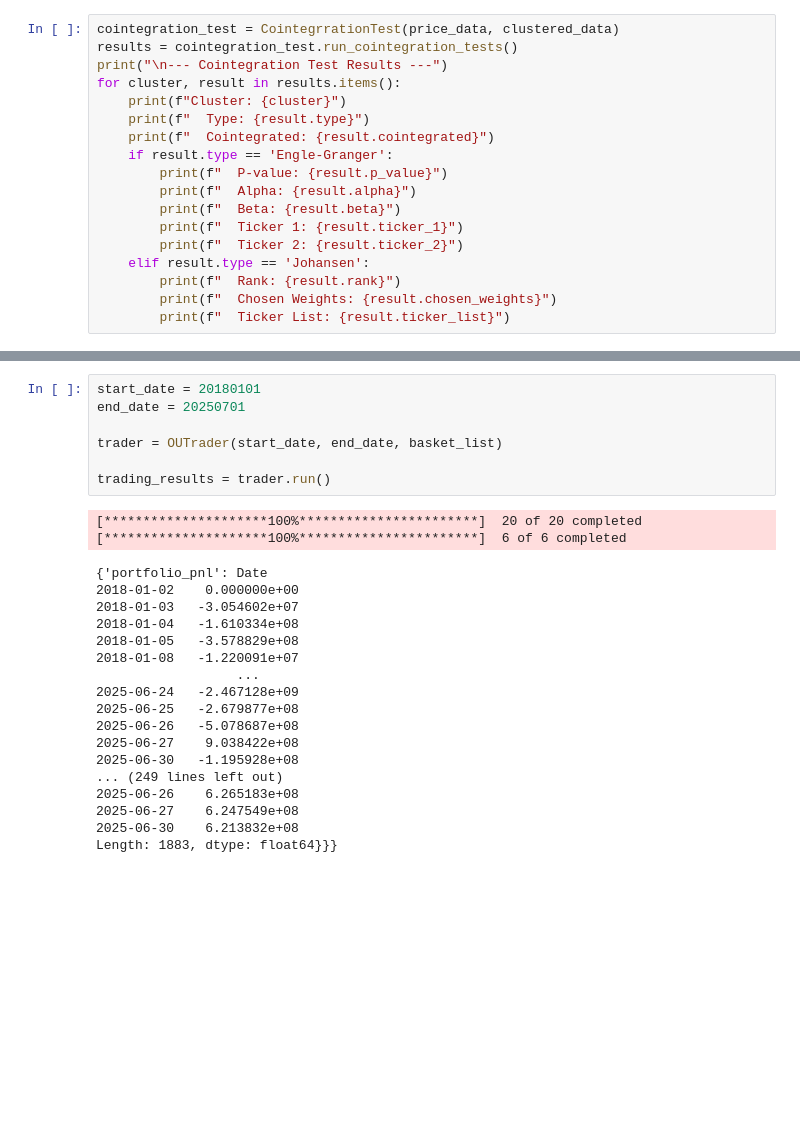
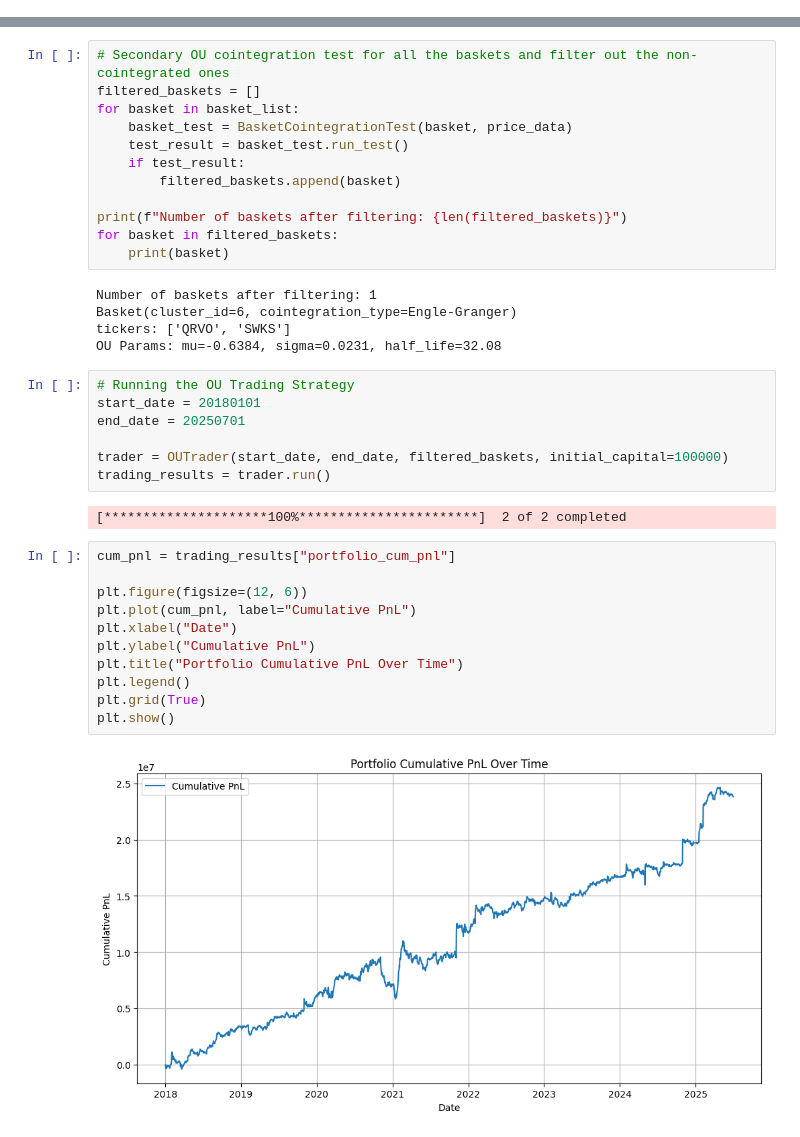
Before and after one commit to arnav5011/OU, a Jupyter notebook: data_work.ipynb, the cells around one changed output, grey strips where cells are left out. Drawn from its saved outputs; the diff is of its cells as text; blank space fills up the shorter version.

Commit message:
Added adf filtering

```diff
--- a/data_work.ipynb
+++ b/data_work.ipynb
@@ -81,18 +71,0 @@ Cluster 9 (10 items):
-# %%
-cointegration_test = CointegrrationTest(price_data, clustered_data)
-results = cointegration_test.run_cointegration_tests()
-print("\n--- Cointegration Test Results ---")
-for cluster, result in results.items():
-    print(f"Cluster: {cluster}")
-    print(f"  Type: {result.type}")
-    print(f"  Cointegrated: {result.cointegrated}")
-    if result.type == 'Engle-Granger':
-        print(f"  P-value: {result.p_value}")
-        print(f"  Alpha: {result.alpha}")
-        print(f"  Beta: {result.beta}")
-        print(f"  Ticker 1: {result.ticker_1}")
-        print(f"  Ticker 2: {result.ticker_2}")
-    elif result.type == 'Johansen':
-        print(f"  Rank: {result.rank}")
-        print(f"  Chosen Weights: {result.chosen_weights}")
-        print(f"  Ticker List: {result.ticker_list}")
@@ -188,27 +148,39 @@ Cluster id: 6
+# %%
+# Secondary OU cointegration test for all the baskets and filter out the non-cointegrated ones
+filtered_baskets = []
+for basket in basket_list:
+    basket_test = BasketCointegrationTest(basket, price_data)
+    test_result = basket_test.run_test()
+    if test_result:
+        filtered_baskets.append(basket)
+
+print(f"Number of baskets after filtering: {len(filtered_baskets)}")
+for basket in filtered_baskets:
+    print(basket)
+# %% [output]
+Number of baskets after filtering: 1
+Basket(cluster_id=6, cointegration_type=Engle-Granger)
+tickers: ['QRVO', 'SWKS']
+OU Params: mu=-0.6384, sigma=0.0231, half_life=32.08
 # %%
+# Running the OU Trading Strategy
 start_date = 20180101
 end_date = 20250701
 
-trader = OUTrader(start_date, end_date, basket_list)
-
+trader = OUTrader(start_date, end_date, filtered_baskets, initial_capital=100000)
 trading_results = trader.run()
 # %% [output]
-[*********************100%***********************]  20 of 20 completed
-[*********************100%***********************]  6 of 6 completed
+[*********************100%***********************]  2 of 2 completed
-{'portfolio_pnl': Date
-2018-01-02    0.000000e+00
-2018-01-03   -3.054602e+07
-2018-01-04   -1.610334e+08
-2018-01-05   -3.578829e+08
-2018-01-08   -1.220091e+07
-                  ...
-2025-06-24   -2.467128e+09
-2025-06-25   -2.679877e+08
-2025-06-26   -5.078687e+08
-2025-06-27    9.038422e+08
-2025-06-30   -1.195928e+08
-... (249 lines left out)
-2025-06-26    6.265183e+08
-2025-06-27    6.247549e+08
-2025-06-30    6.213832e+08
-Length: 1883, dtype: float64}}}
+# %%
+cum_pnl = trading_results["portfolio_cum_pnl"]
+
+plt.figure(figsize=(12, 6))
+plt.plot(cum_pnl, label="Cumulative PnL")
+plt.xlabel("Date")
+plt.ylabel("Cumulative PnL")
+plt.title("Portfolio Cumulative PnL Over Time")
+plt.legend()
+plt.grid(True)
+plt.show()
+# %% [output]
+[figure, added]
```
Also changed, not shown: parts of 8 cells of this notebook, 4 other files.
